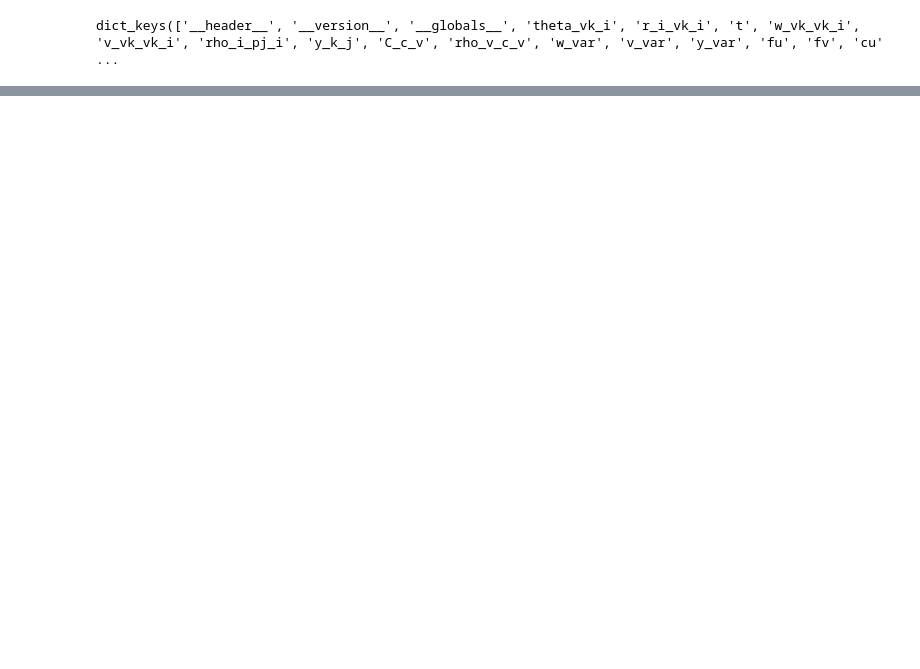
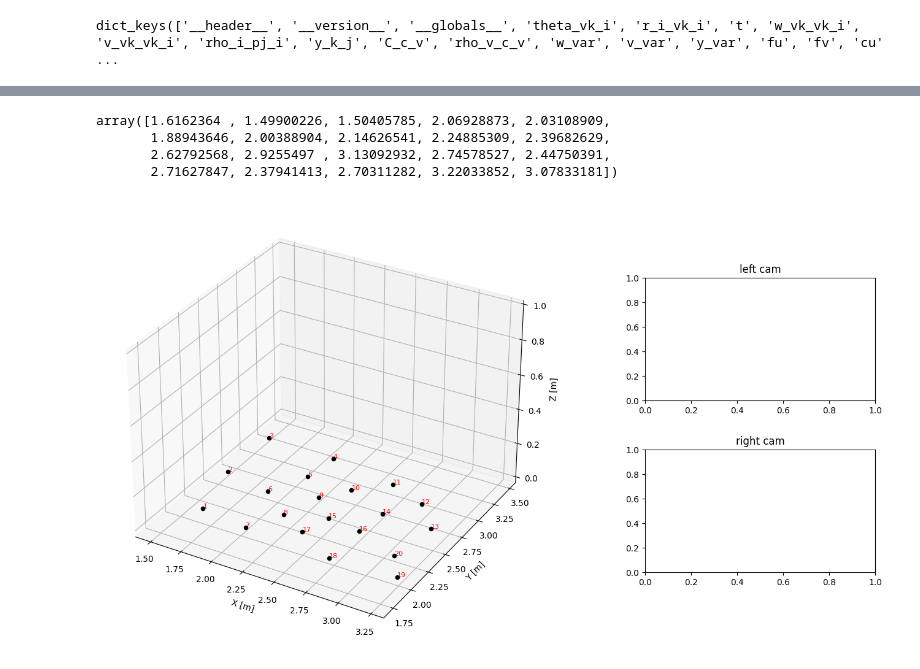
Before and after one commit to kleinerbaerisstkuchen/ser, a Jupyter notebook: exe4/visualize.ipynb, the cells around one changed output, grey strips where cells are left out. Saved outputs shown, nothing was run; the diff lists cells and outputs as text; code cells hidden in the pictures; blank space fills up the shorter version.

```diff
--- a/exe4/visualize.ipynb
+++ b/exe4/visualize.ipynb
@@ -12,3 +12,5 @@ cu = data['cu'].item()
 cv = data['cv'].item()
 b = data['b'].item()
 Pj_i_true = data['rho_i_pj_i']
+measurement = data['y_k_j']
+measurement[0,90,18]
@@ -76,0 +104,57 @@ print("视频已保存为 'point_motion.mp4'")
+# %%
+measurement.shape[1]
+Pj_i_true[0]
+# %% [output]
+array([1.6162364 , 1.49900226, 1.50405785, 2.06928873, 2.03108909,
+       1.88943646, 2.00388904, 2.14626541, 2.24885309, 2.39682629,
+       2.62792568, 2.9255497 , 3.13092932, 2.74578527, 2.44750391,
+       2.71627847, 2.37941413, 2.70311282, 3.22033852, 3.07833181])
+# %%
+import matplotlib.pyplot as plt
+
+# plot init
+fig = plt.figure(figsize=(15, 8))
+ax_3d = fig.add_subplot(121, projection='3d')
+ax_left = fig.add_subplot(222)
+ax_right = fig.add_subplot(224)
+def init():
+    ax_3d.set_xlabel('X [m]')
+    ax_3d.set_ylabel('Y [m]')
+    ax_3d.set_zlabel('Z [m]')
+    for i in range(20):
+        x = Pj_i_true[0,i]
+        y = Pj_i_true[1,i]
+        z = Pj_i_true[2,i]
+        ax_3d.scatter(x, y, z, c='black', marker='o')
+        ax_3d.text(x, y, z, f'{i+1}', color='red', fontsize=8)
+    ax_3d.text(0,0,0, 'time:', color='red', fontsize=8)
+    ax_3d.axis('equal')
+    ax_3d.set_zlim(-0.015,1)
+    plt.subplots_adjust(wspace=2)
+    ax_3d.set_position([0,0,0.9,0.9])
+    ax_left.set_position([0.8, 0.5, 0.25, 0.25])  # [left, bottom, width, height]
+    ax_right.set_position([0.8, 0.15, 0.25, 0.25])  # [left, bottom, width, height]
+    ax_left.set_title('left cam')
+    ax_right.set_title('right cam')
+
+# update
+def update(frame):
+    ul = [0, frame]
+    vl = [1, frame]
+    ur = [2, frame]
+    vr = [3, frame]
+    for j in range(20):
+        ul_j = ul[j]
+        vl_j = vl[j]
+        ur_j = ur[j]
+        vr_j = vr[j]
+        if ul_j != -1:
+            ax_left.scatter(ul_j, vl_j, c='red')
+        if ur_j != -1:
+            ax_right.scatter(ur_j, vr_j, c='blue')
+
+ani = FuncAnimation(fig, update, frames=len(measurement.shape[1]), init_func=init, blit=False)
+
+ani.save('/home/hnaxiong/ser/exe4/animation.mp4', writer='ffmpeg', fps=5)
+# %% [output]
+[figure, added]
```
Also changed, not shown: parts of 4 cells of this notebook.
